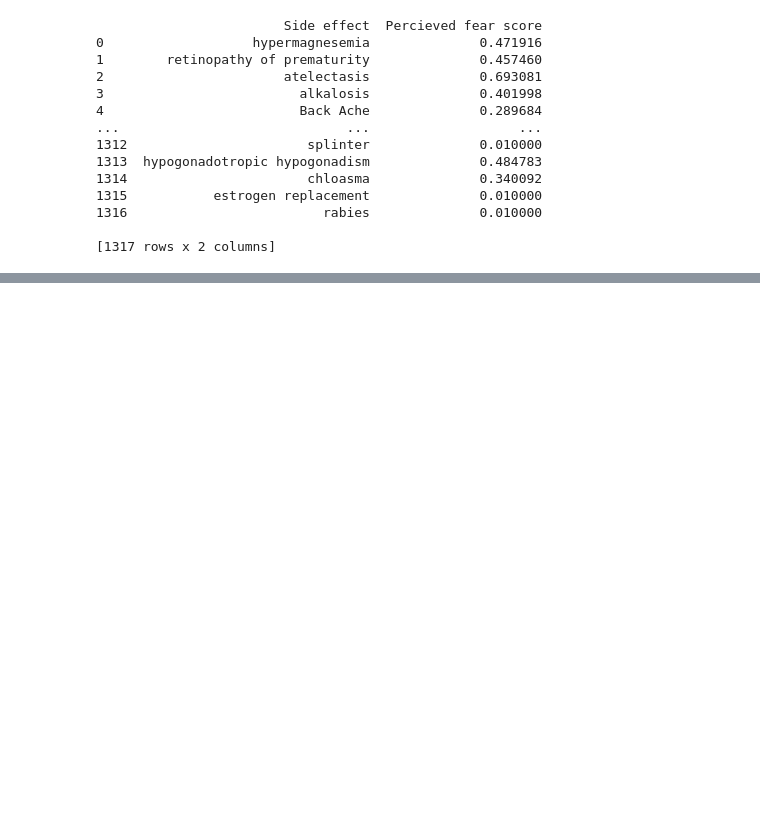
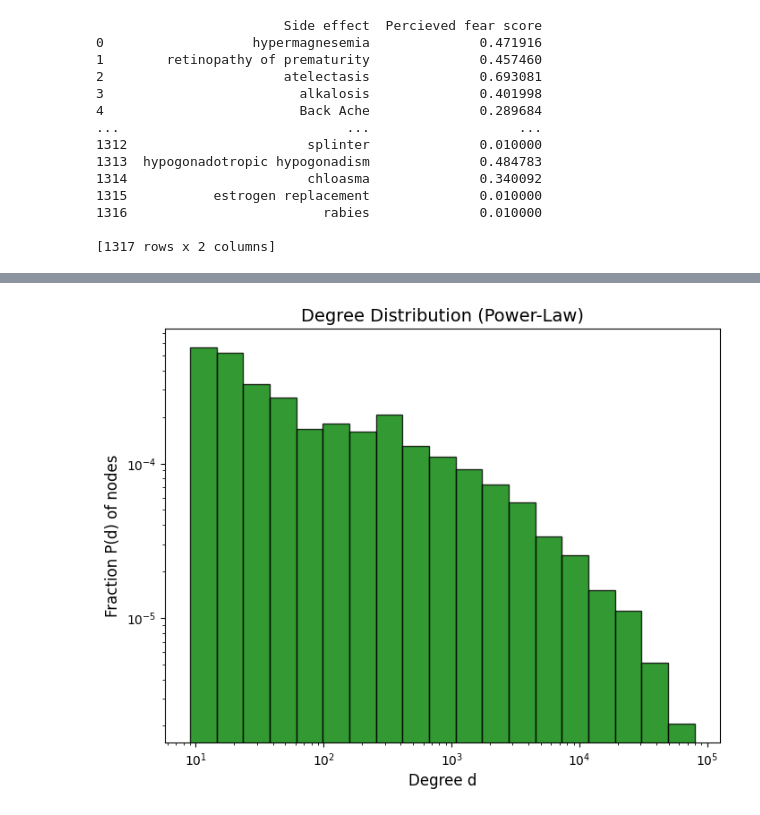
Before and after one commit to side-effects-network/analysis-, a Jupyter notebook: Nick.ipynb, the cells around one changed output, grey strips where cells are left out. Drawn from its saved outputs; the diff is of its cells as text; code cells hidden in the pictures; blank space fills up the shorter version.

```diff
--- a/Nick.ipynb
+++ b/Nick.ipynb
@@ -339,0 +295,7 @@ print(matches)
+# %%
+no_matches_list = list(matches1.keys())
+for _,row in weighted_side_effects_df.iterrows():
+    if row["Side effect"] in no_matches_list:
+        name_in_ranking_csv = matches1[row["Side effect"]]
+        score = ranking_side_effects_df.loc[ranking_side_effects_df["Name"] == name_in_ranking_csv, "Rank score"].values[0]
+        weighted_side_effects_df.at[row.name, "Percieved fear score"] = score
@@ -339,0 +324,8 @@ print(matches)
+# %%
+G = nx.from_pandas_edgelist(drugs_nw, source="# STITCH 1", target="STITCH 2", edge_attr=["Polypharmacy Side Effect", "Side Effect Name"])
+GM = nx.MultiGraph()
+
+for _, row in drugs_nw.iterrows():
+    GM.add_edge(row['# STITCH 1'], row['STITCH 2'],
+               polypharmacy_side_effect=row['Polypharmacy Side Effect'],
+               side_effect_name=row['Side Effect Name'])
@@ -339,0 +422,35 @@ print(matches)
+# %%
+
+degrees = np.array([d for _, d in GM.degree()])
+
+# 3️⃣ Creiamo i bins logaritmici per l'istogramma
+bins = np.logspace(np.log10(degrees.min() + 1), np.log10(degrees.max()), num=20)
+
+# 4️⃣ Calcoliamo l'istogramma normalizzato (probabilità P(d))
+hist, bin_edges = np.histogram(degrees, bins=bins, density=True)
+
+# 5️⃣ Centri dei bin per il plot
+bin_centers = (bin_edges[:-1] + bin_edges[1:]) / 2
+
+# 6️⃣ Plottiamo l'istogramma in log-log
+plt.figure(figsize=(8, 6))
+plt.bar(bin_centers, hist, width=np.diff(bin_edges), color='green', edgecolor='black', alpha=0.8)
+
+# 7️⃣ Scatter sopra l'istogramma (punti rossi)
+#plt.scatter(bin_centers, hist, color='red', s=10, alpha=0.8)
+
+# 8️⃣ Settaggi per scala log-log
+plt.xscale("log")
+plt.yscale("log")
+
+plt.gca().yaxis.set_major_formatter(LogFormatterMathtext())
+
+# 9️⃣ Etichette e titolo
+plt.xlabel("Degree d", fontsize=12)
+plt.ylabel("Fraction P(d) of nodes", fontsize=12)
+plt.title("Degree Distribution (Power-Law)", fontsize=14)
+plt.grid(False)
+
+plt.show()
+# %% [output]
+[figure, added]
```
Also changed, not shown: parts of 22 cells of this notebook.
